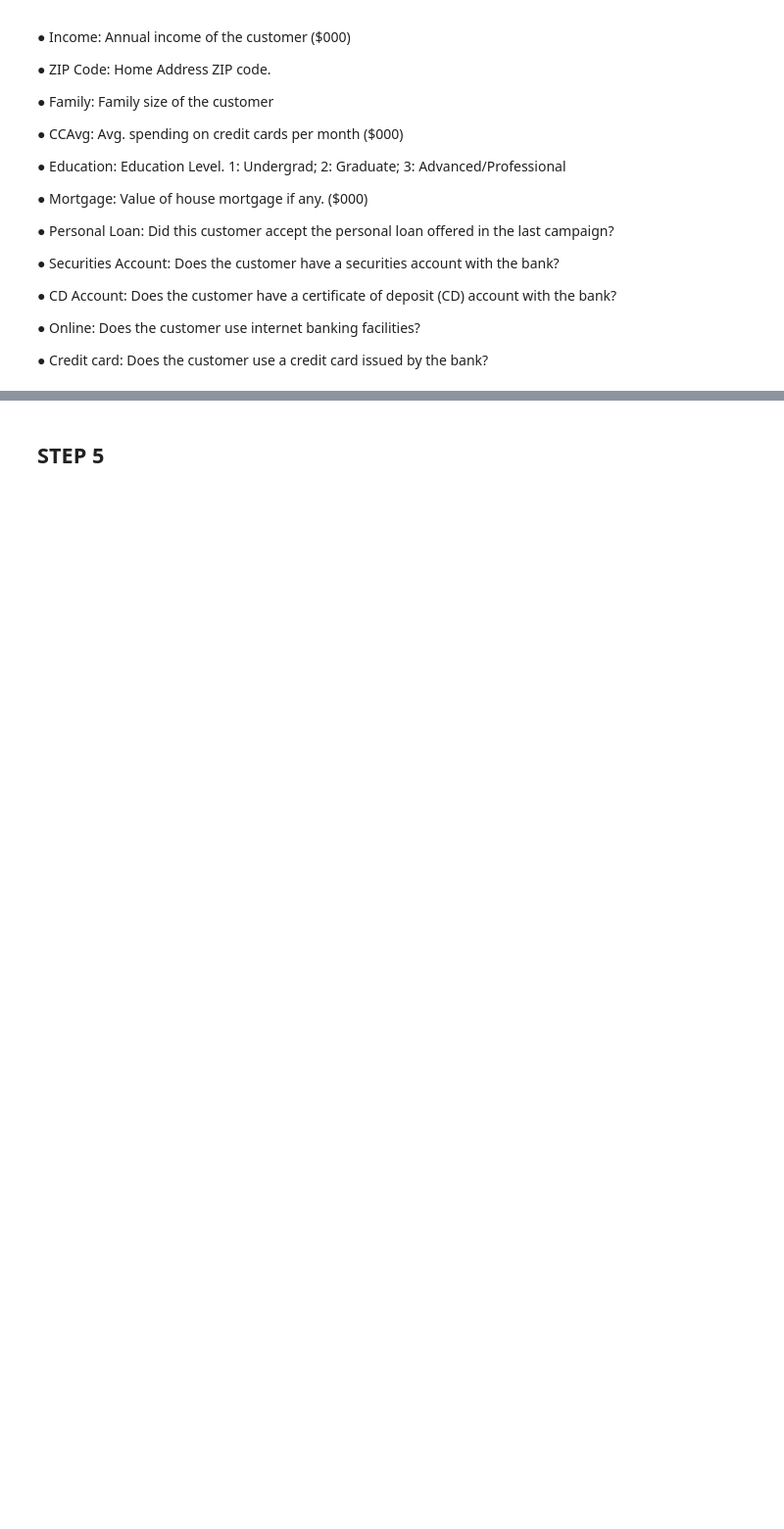
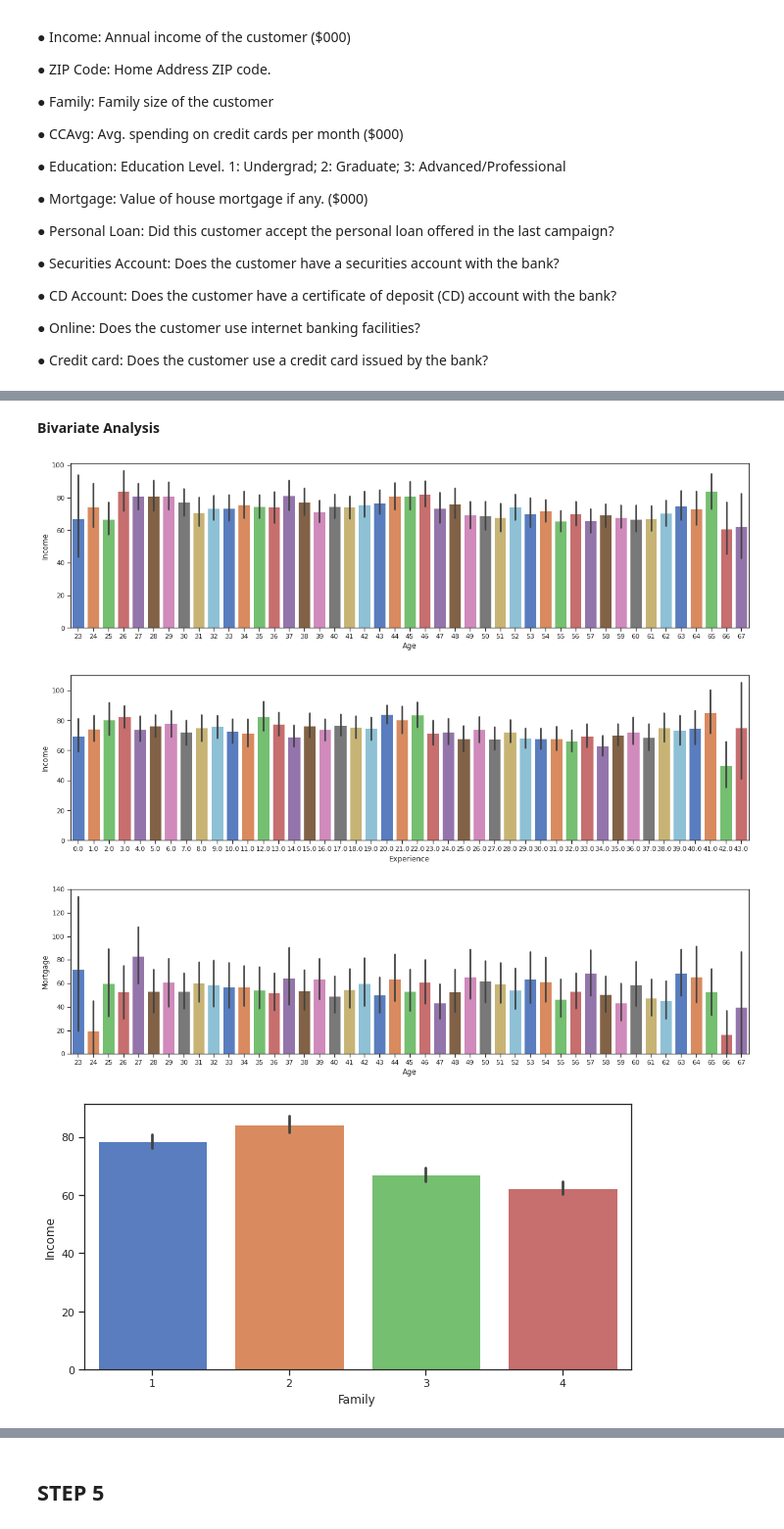
Before and after one commit to abelkmathew/Personal-Bank-loan-Prediction, a Jupyter notebook: ML_PROJECT_INTERNSHIPSTUDIO.ipynb, the cells around one changed output, grey strips where cells are left out. Shown at 98% size. Drawn from its saved outputs; the diff is of its cells as text; code cells hidden in the pictures; blank space fills up the shorter version.

```diff
--- a/ML_PROJECT_INTERNSHIPSTUDIO.ipynb
+++ b/ML_PROJECT_INTERNSHIPSTUDIO.ipynb
@@ -149,0 +375,23 @@ print("Number of customers who do not accepted loan: {0} ({1:2.2f}%)".format(loa
+# %% [markdown]
+**Bivariate Analysis**
+# %%
+#Bivariate Analysis 1
+plt.figure(figsize=(20,5))  # setting the figure size
+ax = sns.barplot(x='Age', y='Income', data=df, palette='muted')
+
+plt.figure(figsize=(20,5))  # setting the figure size
+ax = sns.barplot(x='Experience', y='Income', data=df, palette='muted')
+
+plt.figure(figsize=(20,5))  # setting the figure size
+ax = sns.barplot(x='Age', y='Mortgage', data=df, palette='muted')
+
+plt.figure(figsize=(10,5))  # setting the figure size
+ax = sns.barplot(x='Family', y='Income', data=df, palette='muted')
+
+plt.figure(figsize=(10,5))  # setting the figure size
+ax = sns.barplot(x='Education', y='Income', data=df, palette='muted')
+# %% [output]
+[figure, added]
+[figure, added]
+[figure, added]
+[figure, added]
```
Also changed, not shown: parts of 98 cells of this notebook.
